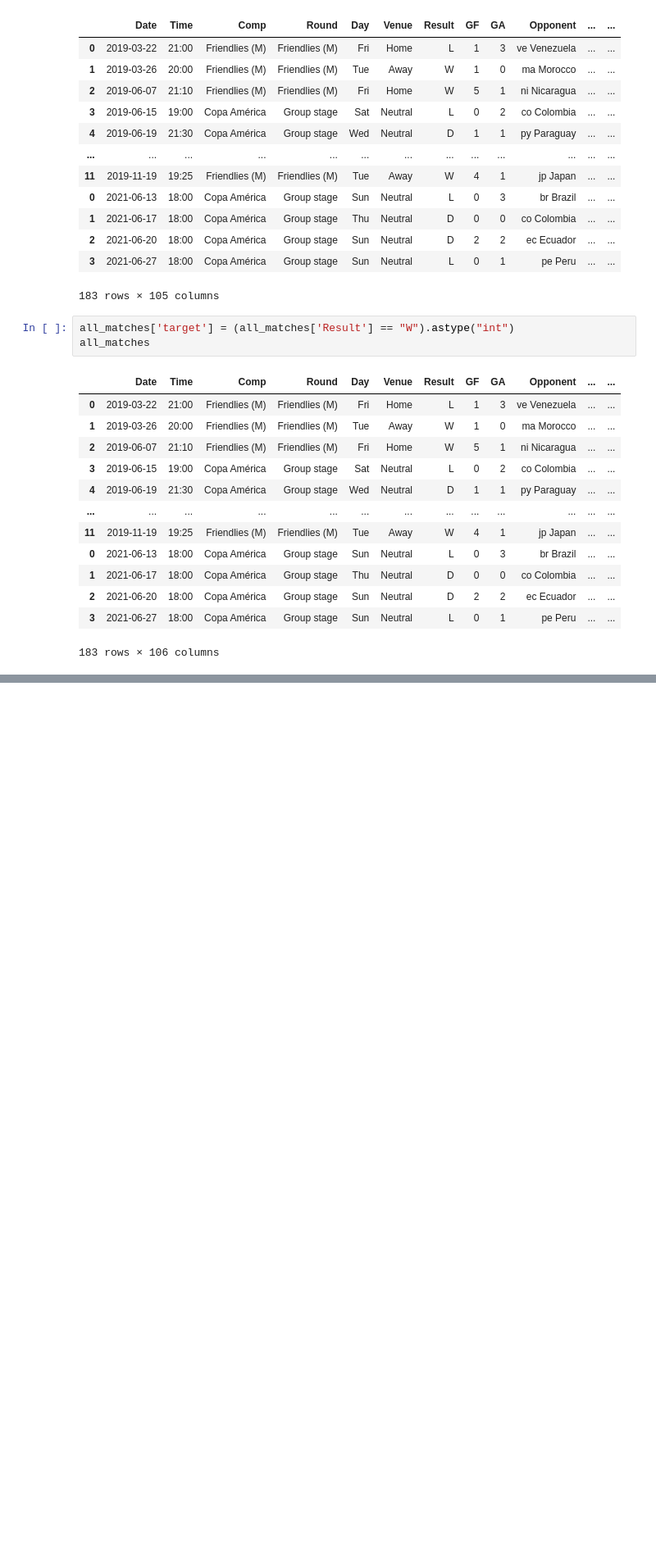
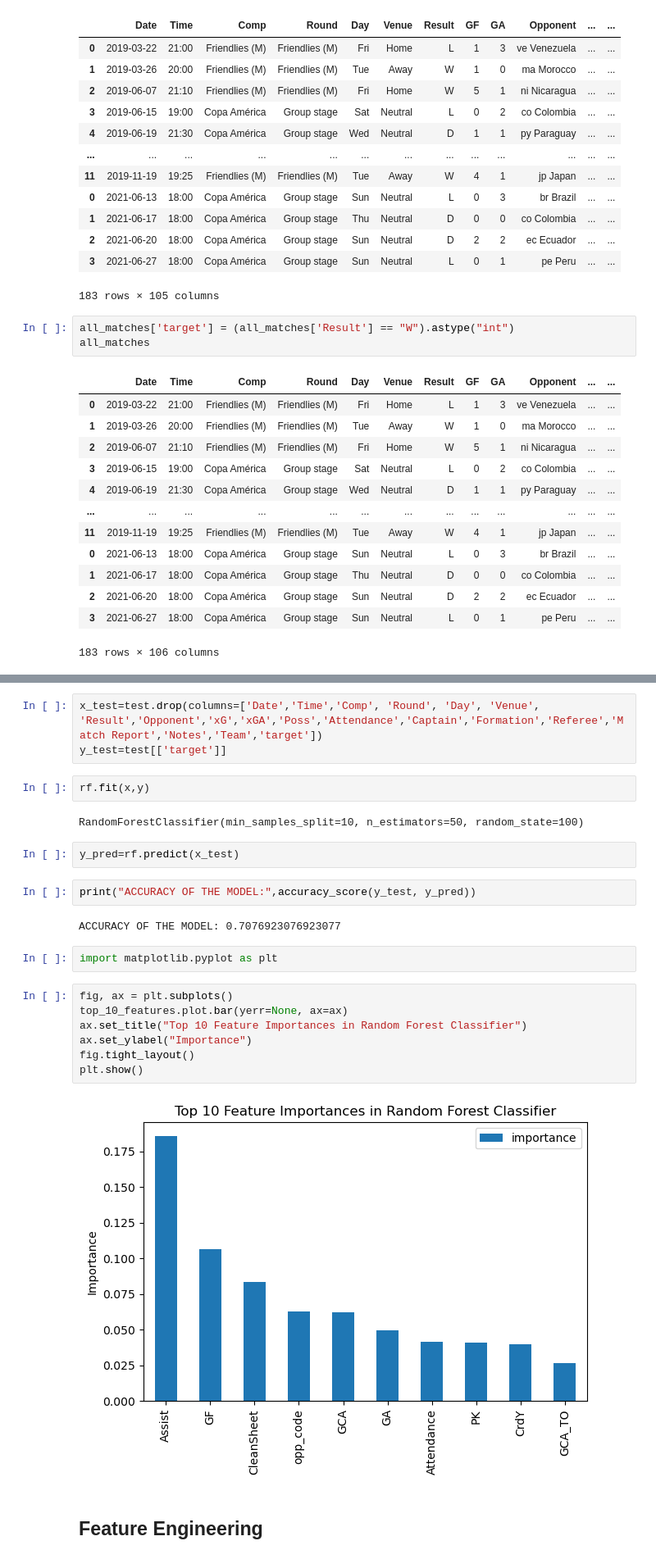
Before and after one commit to DhavalPatel511/copa_america_analysis, a Jupyter notebook: analysis_and_prediction.ipynb, the cells around one changed output, grey strips where cells are left out. Shown at 82% size. Cells and saved outputs as stored; diff of their text form; blank space fills up the shorter version.

Commit message:
trained base model and started feature engineering

```diff
--- a/analysis_and_prediction.ipynb
+++ b/analysis_and_prediction.ipynb
@@ -153,0 +227,26 @@ all_matches
+# %%
+x_test=test.drop(columns=['Date','Time','Comp', 'Round', 'Day', 'Venue', 'Result','Opponent','xG','xGA','Poss','Attendance','Captain','Formation','Referee','Match Report','Notes','Team','target'])
+y_test=test[['target']]
+# %%
+rf.fit(x,y)
+# %% [output]
+RandomForestClassifier(min_samples_split=10, n_estimators=50, random_state=100)
+# %%
+y_pred=rf.predict(x_test)
+# %%
+print("ACCURACY OF THE MODEL:",accuracy_score(y_test, y_pred))
+# %% [output]
+ACCURACY OF THE MODEL: 0.7076923076923077
+# %%
+import matplotlib.pyplot as plt
+# %%
+fig, ax = plt.subplots()
+top_10_features.plot.bar(yerr=None, ax=ax)
+ax.set_title("Top 10 Feature Importances in Random Forest Classifier")
+ax.set_ylabel("Importance")
+fig.tight_layout()
+plt.show()
+# %% [output]
+[figure, added]
+# %% [markdown]
+## Feature Engineering
```
Also changed, not shown: parts of 17 cells of this notebook.
